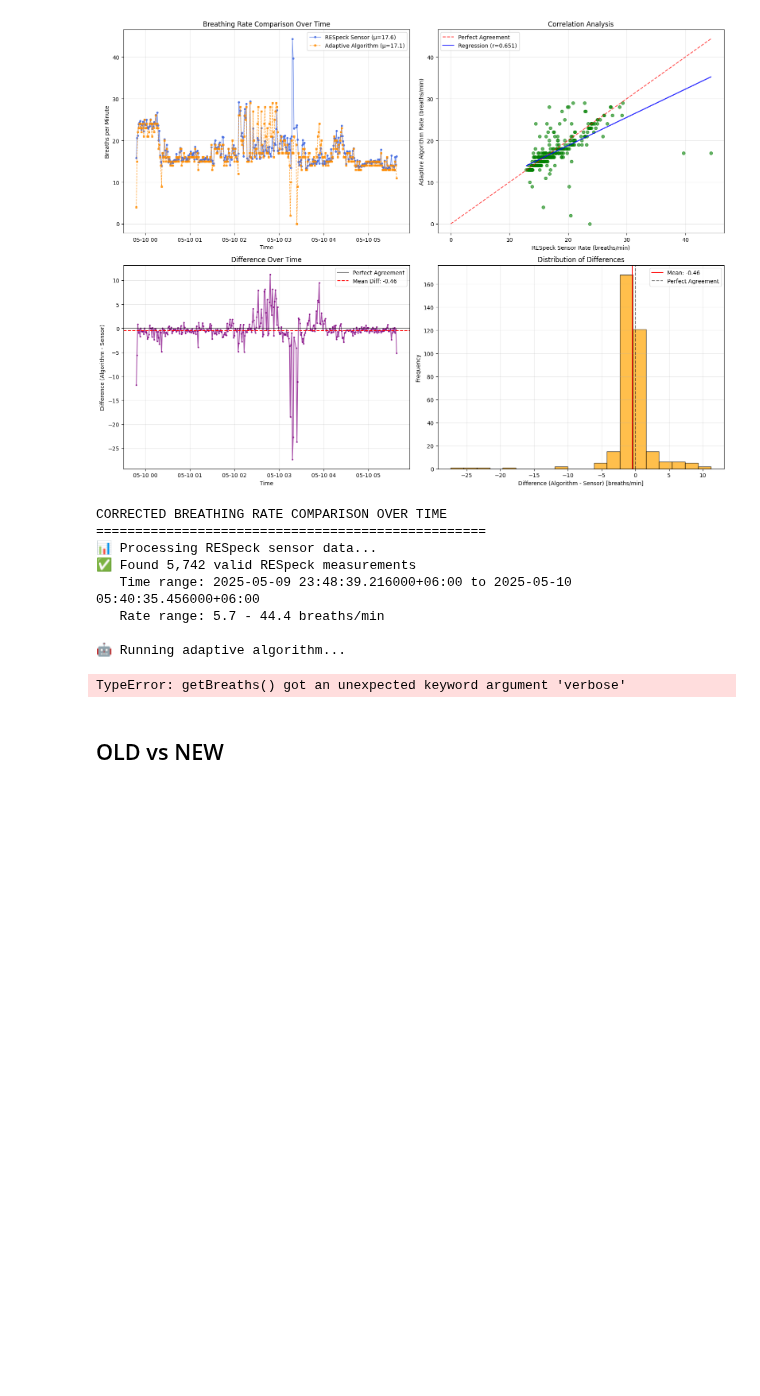
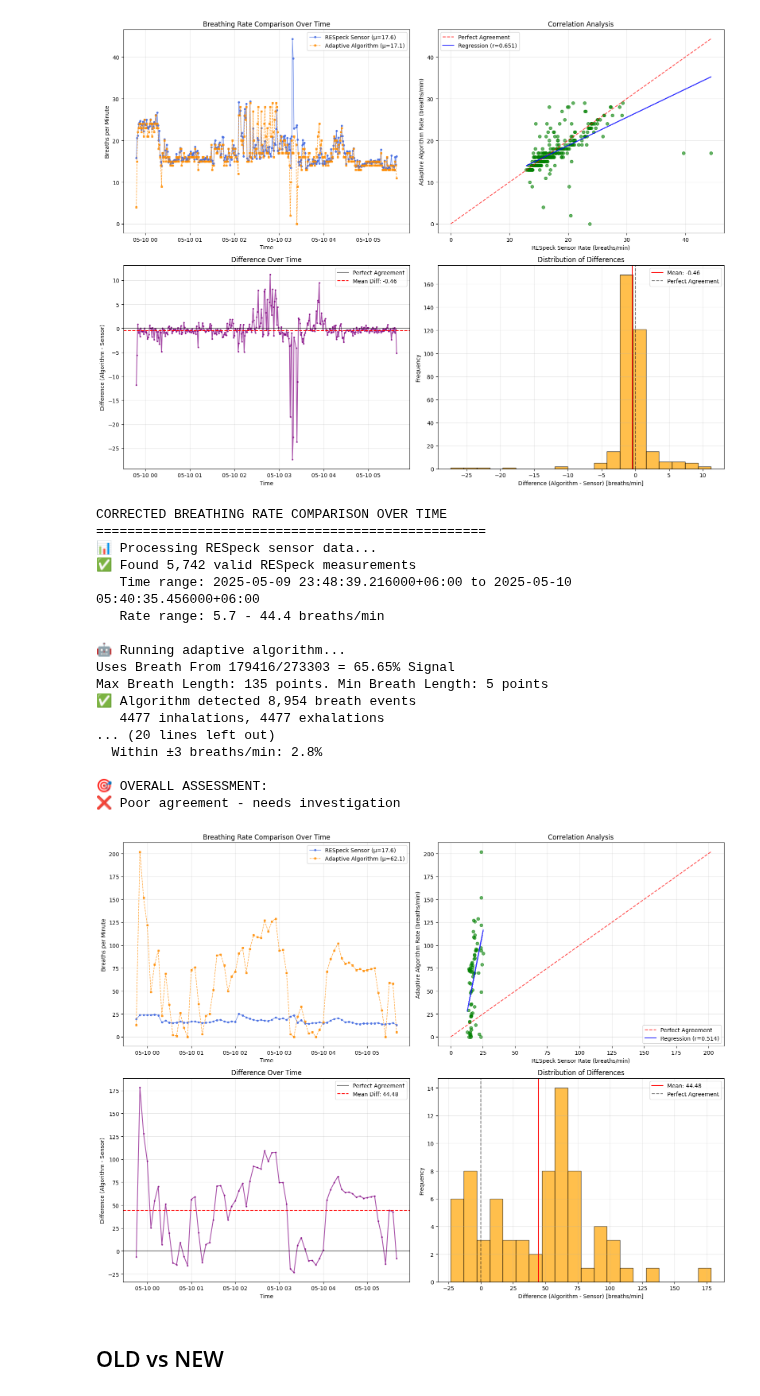
Before and after one commit to harshkheskani/DysfunctionalBreathingCharacterisation, a Jupyter notebook: notebooks/respeck_features.ipynb, the cells around one changed output. Cells and saved outputs as stored; diff of their text form; code cells hidden in the pictures; blank space fills up the shorter version.

```diff
--- a/notebooks/respeck_features.ipynb
+++ b/notebooks/respeck_features.ipynb
@@ -2465,7 +2313,7 @@ def getBreathsConservative(df, return_dataframe=True):
             - stats (dict): A dictionary with statistics ('inhalations', 'exhalations', 'breaths_per_minute').
     """
     # Use the core `getBreaths` logic but without the verbose printing
-    times = getBreaths(df, verbose=False)
+    times = getBreaths(df)
 
     signal_array = np.array(df.breathingSignal)
     timestamps = list(df.timestamp)
@@ -2900,34 +2748,43 @@ def create_comparison_plots(comparison_df, correlation, respeck_mean, adaptive_m
     ax3.set_title('Difference Over Time')
     ax3.legend()
     ax3.grid(True, alpha=0.3)
 
     # 4. Distribution of differences
     ax4 = axes[1, 1]
     ax4.hist(differences, bins=20, alpha=0.7, edgecolor='black', color='orange')
     ax4.axvline(x=differences.mean(), color='red', linestyle='-',
                label=f'Mean: {differences.mean():.2f}')
     ax4.axvline(x=0, color='black', linestyle='--', alpha=0.5, label='Perfect Agreement')
 
     ax4.set_xlabel('Difference (Algorithm - Sensor) [breaths/min]')
     ax4.set_ylabel('Frequency')
     ax4.set_title('Distribution of Differences')
     ax4.legend()
     ax4.grid(True, alpha=0.3)
 
     plt.tight_layout()
     plt.show()
 
 # # Run the corrected comparison
-results = compare_breathing_rates_over_time_corrected(respeck_df, window='1min', debug=True)
+results = compare_breathing_rates_over_time_corrected(respeck_df, window='5min', debug=True)
 # %% [output]
 CORRECTED BREATHING RATE COMPARISON OVER TIME
 ==================================================
 📊 Processing RESpeck sensor data...
 ✅ Found 5,742 valid RESpeck measurements
    Time range: 2025-05-09 23:48:39.216000+06:00 to 2025-05-10 05:40:35.456000+06:00
    Rate range: 5.7 - 44.4 breaths/min
 
 🤖 Running adaptive algorithm...
+Uses Breath From 179416/273303 = 65.65% Signal
+Max Breath Length: 135 points. Min Breath Length: 5 points
+✅ Algorithm detected 8,954 breath events
+   4477 inhalations, 4477 exhalations
+... (20 lines left out)
+  Within ±3 breaths/min: 2.8%
+
+🎯 OVERALL ASSESSMENT:
+❌ Poor agreement - needs investigation
-TypeError: getBreaths() got an unexpected keyword argument 'verbose'
+[figure, added]
 # %% [markdown]
 ## OLD vs NEW
```
Also changed, not shown: parts of 11 cells of this notebook.
